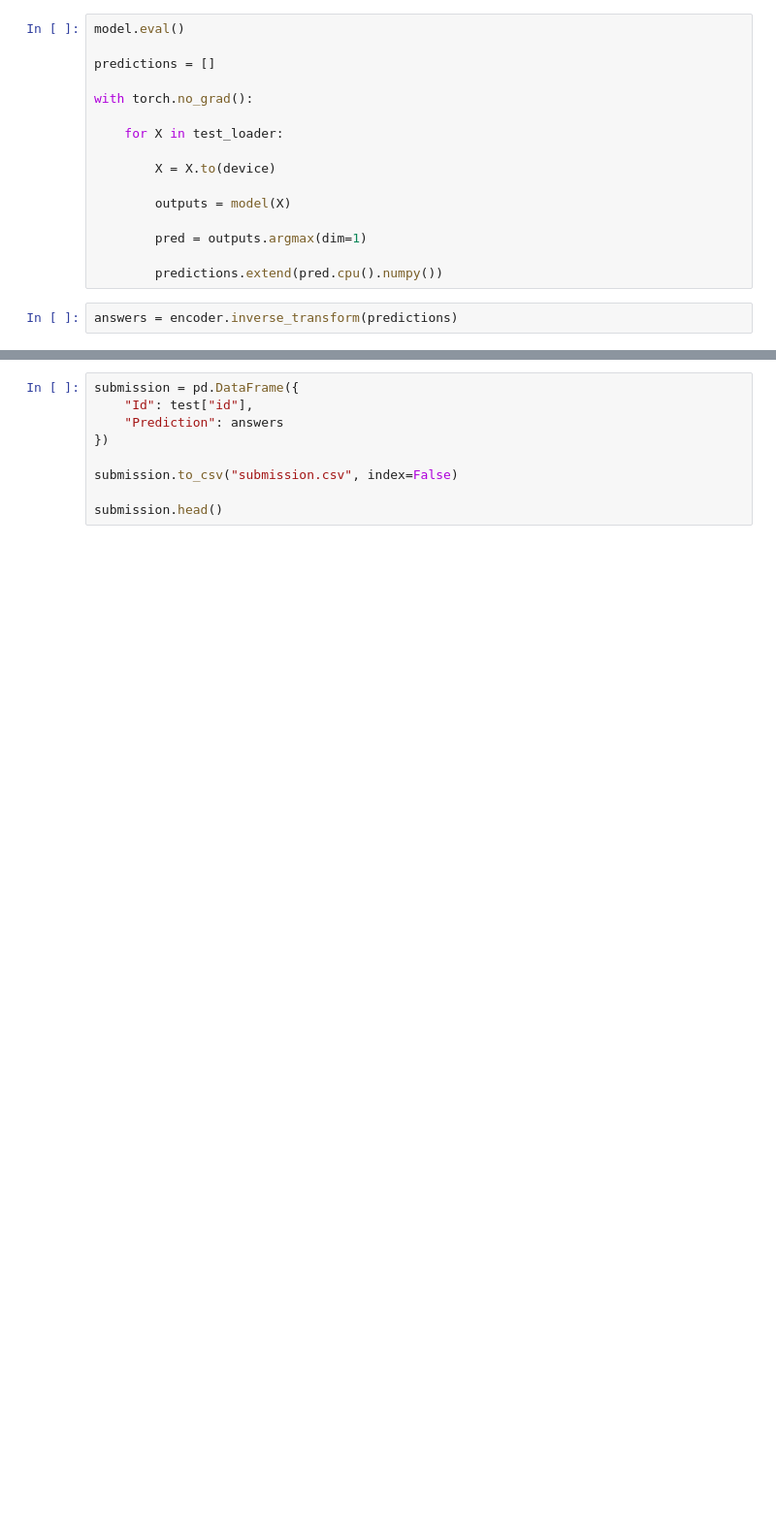
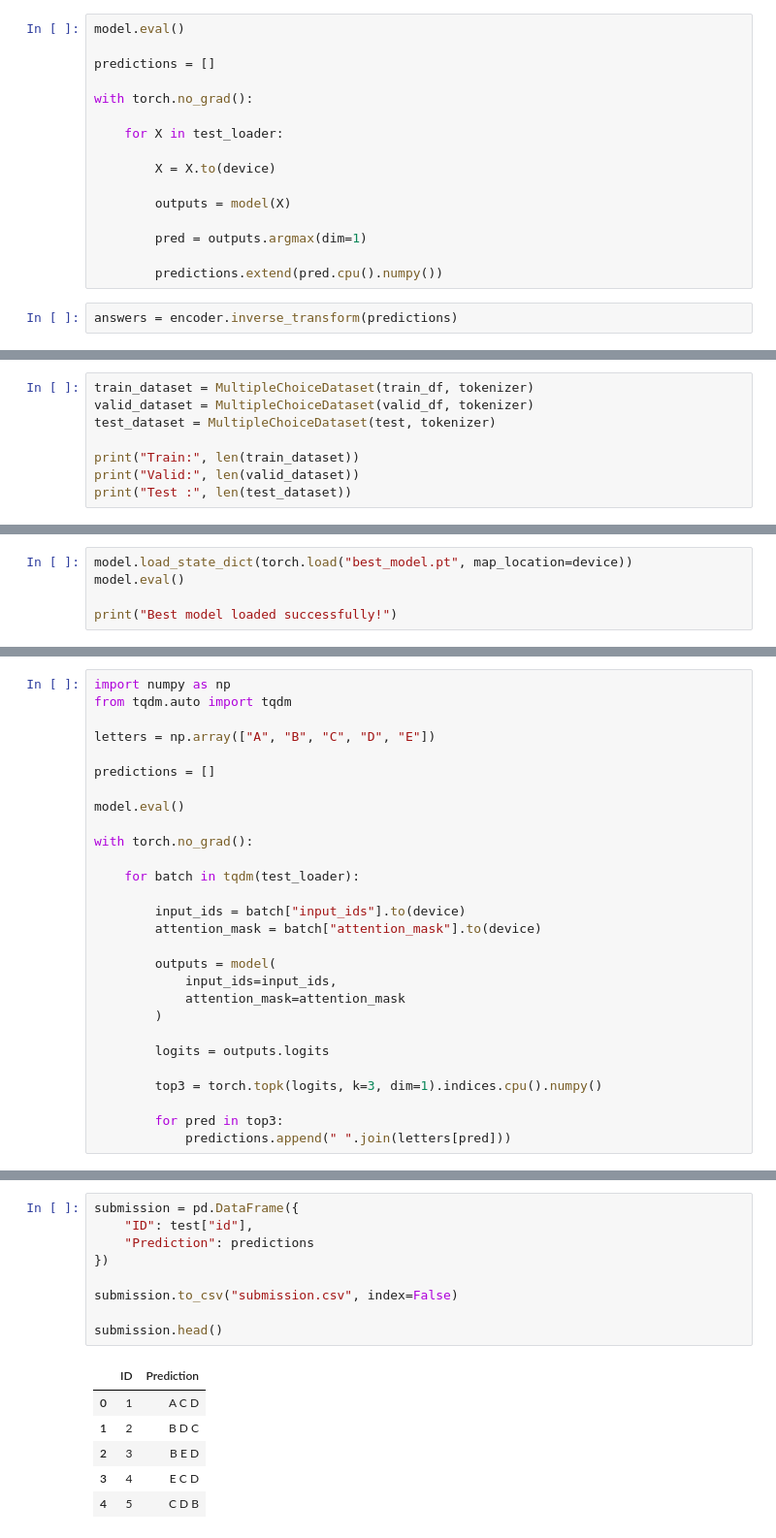
Before and after one commit to 22f3001807/dl-22f3001807-notebook-t22026, a Jupyter notebook: 22f3001807-notebook-2026t2.ipynb, the cells around one changed output, grey strips where cells are left out. Shown at 97% size. Saved outputs shown, nothing was run; the diff lists cells and outputs as text; blank space fills up the shorter version.

```diff
--- a/22f3001807-notebook-2026t2.ipynb
+++ b/22f3001807-notebook-2026t2.ipynb
@@ -470,0 +776,8 @@ answers = encoder.inverse_transform(predictions)
+# %%
+train_dataset = MultipleChoiceDataset(train_df, tokenizer)
+valid_dataset = MultipleChoiceDataset(valid_df, tokenizer)
+test_dataset = MultipleChoiceDataset(test, tokenizer)
+
+print("Train:", len(train_dataset))
+print("Valid:", len(valid_dataset))
+print("Test :", len(test_dataset))
@@ -470,0 +935,5 @@ answers = encoder.inverse_transform(predictions)
+# %%
+model.load_state_dict(torch.load("best_model.pt", map_location=device))
+model.eval()
+
+print("Best model loaded successfully!")
@@ -470,0 +942,28 @@ answers = encoder.inverse_transform(predictions)
+# %%
+import numpy as np
+from tqdm.auto import tqdm
+
+letters = np.array(["A", "B", "C", "D", "E"])
+
+predictions = []
+
+model.eval()
+
+with torch.no_grad():
+
+    for batch in tqdm(test_loader):
+
+        input_ids = batch["input_ids"].to(device)
+        attention_mask = batch["attention_mask"].to(device)
+
+        outputs = model(
+            input_ids=input_ids,
+            attention_mask=attention_mask
+        )
+
+        logits = outputs.logits
+
+        top3 = torch.topk(logits, k=3, dim=1).indices.cpu().numpy()
+
+        for pred in top3:
+            predictions.append(" ".join(letters[pred]))
@@ -471,9 +981,16 @@ answers = encoder.inverse_transform(predictions)
 # %%
 submission = pd.DataFrame({
-    "Id": test["id"],
-    "Prediction": answers
+    "ID": test["id"],
+    "Prediction": predictions
 })
 
 submission.to_csv("submission.csv", index=False)
 
 submission.head()
+# %% [output]
+|  | ID | Prediction |
+| 0 | 1 | A C D |
+| 1 | 2 | B D C |
+| 2 | 3 | B E D |
+| 3 | 4 | E C D |
+| 4 | 5 | C D B |
```
Also changed, not shown: parts of 47 cells of this notebook.
